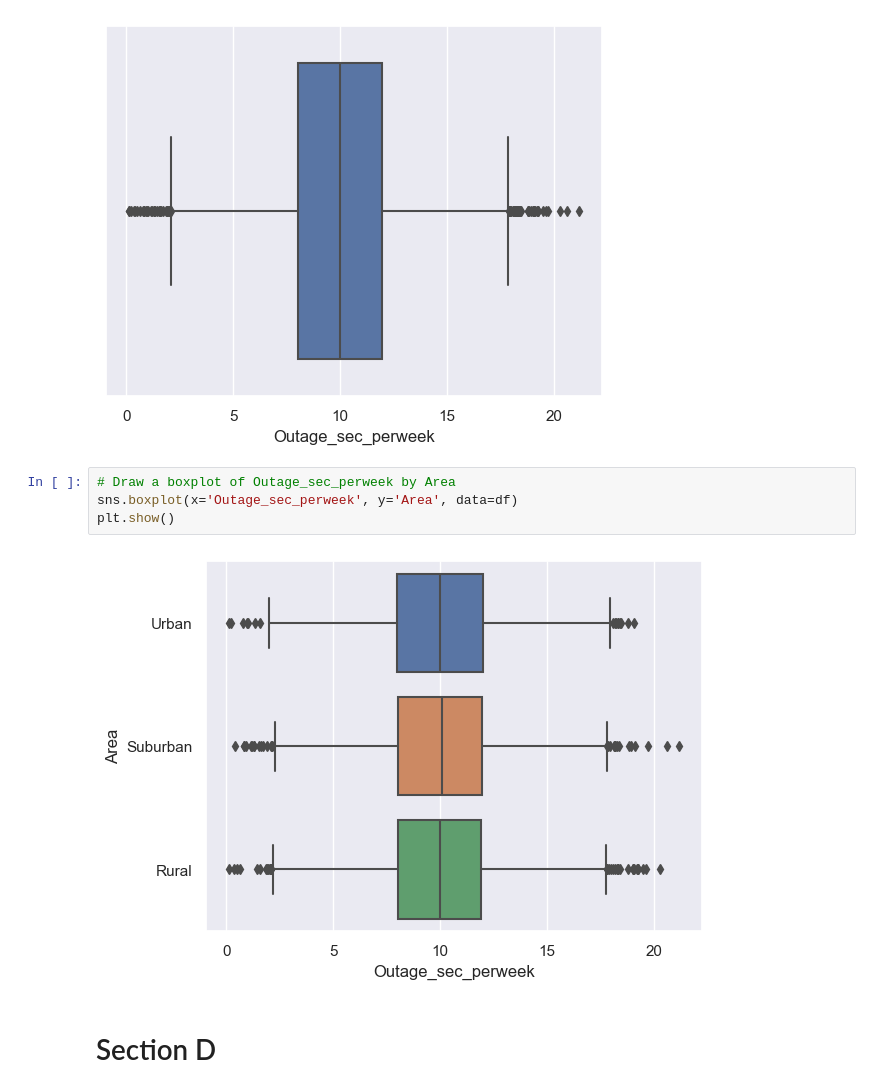
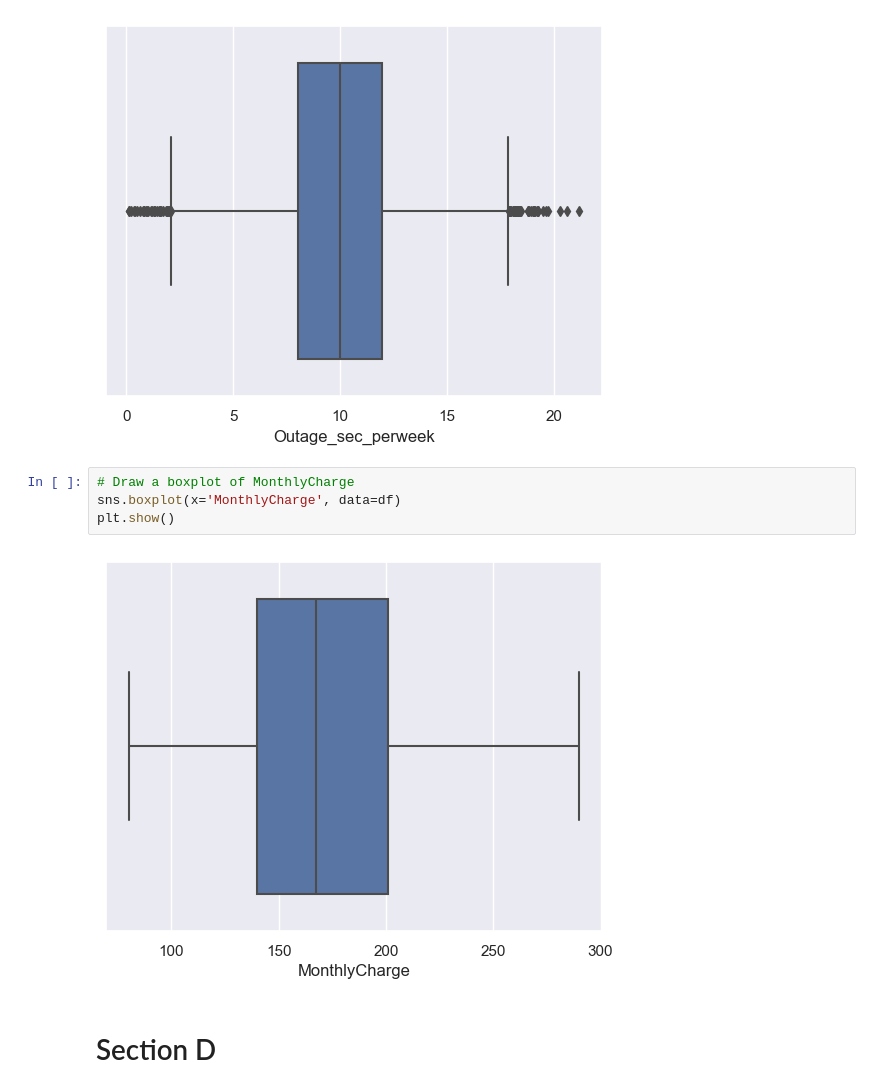
Before and after one commit to sjo1403/churn_EDA, a Jupyter notebook: D207 EDA.ipynb, the cells around one changed output. Drawn from its saved outputs; the diff is of its cells as text.

```diff
--- a/D207 EDA.ipynb
+++ b/D207 EDA.ipynb
@@ -88,12 +76,12 @@ sns.boxplot(x='Outage_sec_perweek', data=df)
 plt.show()
 # %% [output]
 [figure]
-# %%
-# Draw a boxplot of Outage_sec_perweek by Area
-sns.boxplot(x='Outage_sec_perweek', y='Area', data=df)
-plt.show()
-# %% [output]
-[figure, removed]
+# %%
+# Draw a boxplot of MonthlyCharge
+sns.boxplot(x='MonthlyCharge', data=df)
+plt.show()
+# %% [output]
+[figure, added]
 # %% [markdown]
 # Section D
 # %% [markdown]
```
Also changed, not shown: parts of 11 cells of this notebook.
